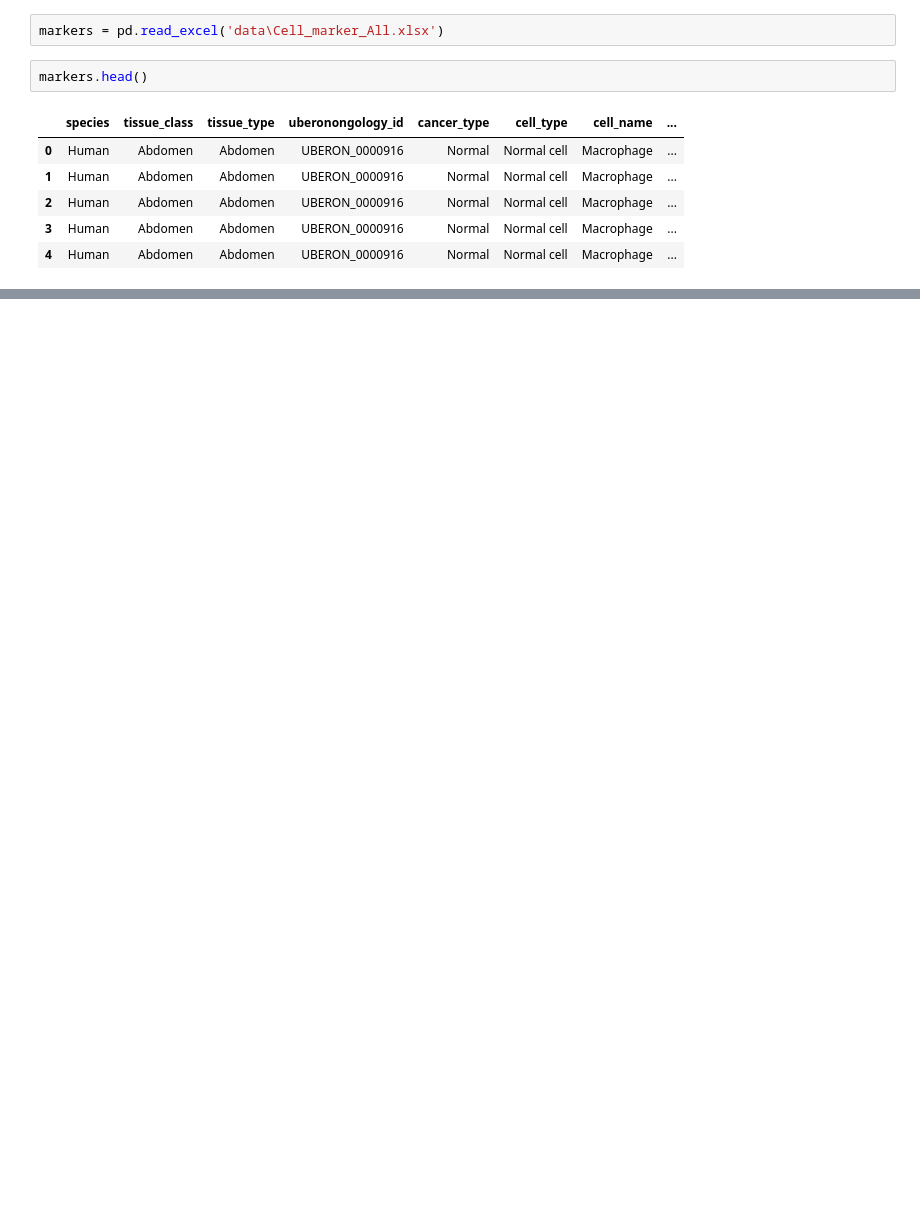
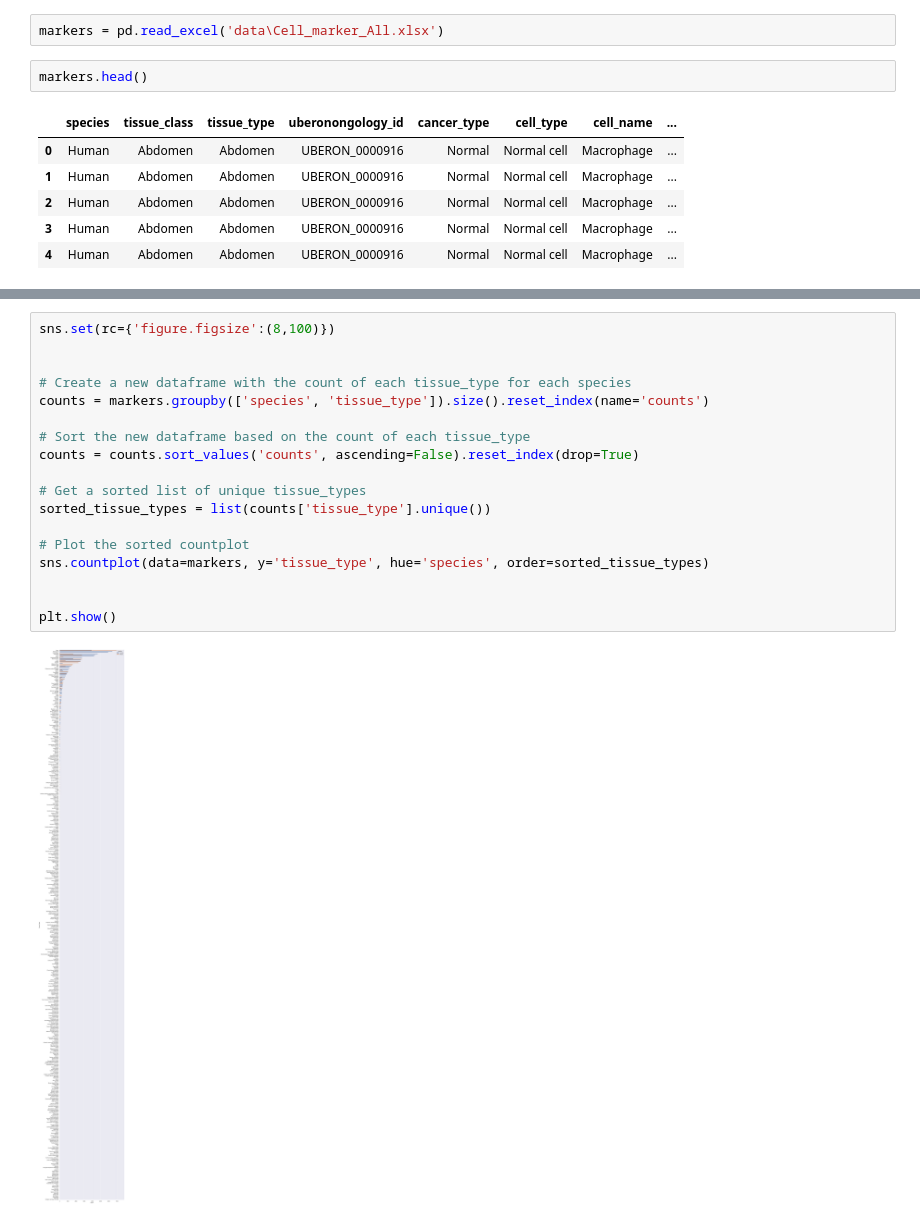
Before and after one commit to recervictory/cell-type-prediction, a Jupyter notebook: cell_markes.ipynb, the cells around one changed output, grey strips where cells are left out. Saved outputs shown, nothing was run; the diff lists cells and outputs as text; blank space fills up the shorter version.

```diff
--- a/cell_markes.ipynb
+++ b/cell_markes.ipynb
@@ -23,0 +42,20 @@ markers.head()
+# %%
+sns.set(rc={'figure.figsize':(8,100)})
+
+
+# Create a new dataframe with the count of each tissue_type for each species
+counts = markers.groupby(['species', 'tissue_type']).size().reset_index(name='counts')
+
+# Sort the new dataframe based on the count of each tissue_type
+counts = counts.sort_values('counts', ascending=False).reset_index(drop=True)
+
+# Get a sorted list of unique tissue_types
+sorted_tissue_types = list(counts['tissue_type'].unique())
+
+# Plot the sorted countplot
+sns.countplot(data=markers, y='tissue_type', hue='species', order=sorted_tissue_types)
+
+
+plt.show()
+# %% [output]
+[figure, added]
```
Also changed, not shown: parts of 5 cells of this notebook.
